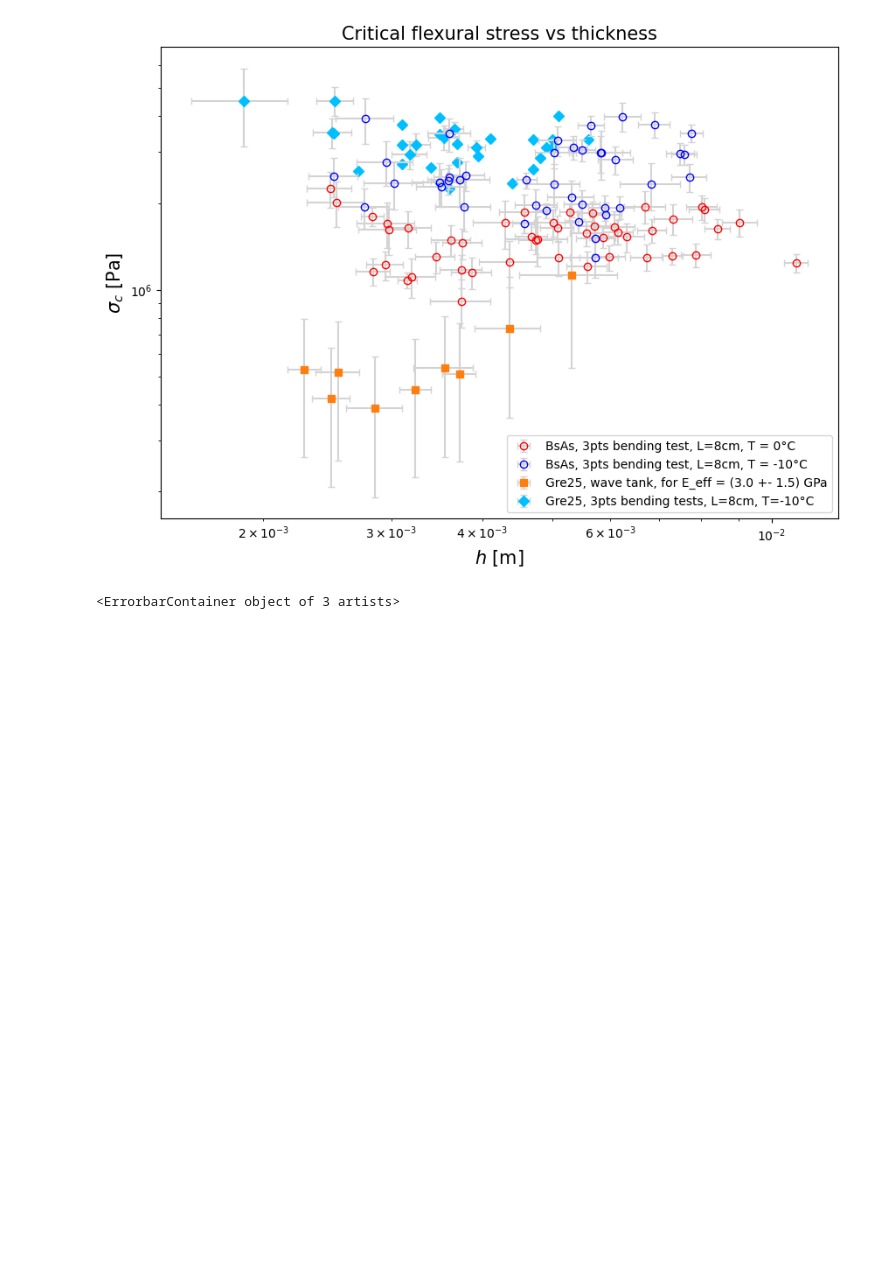
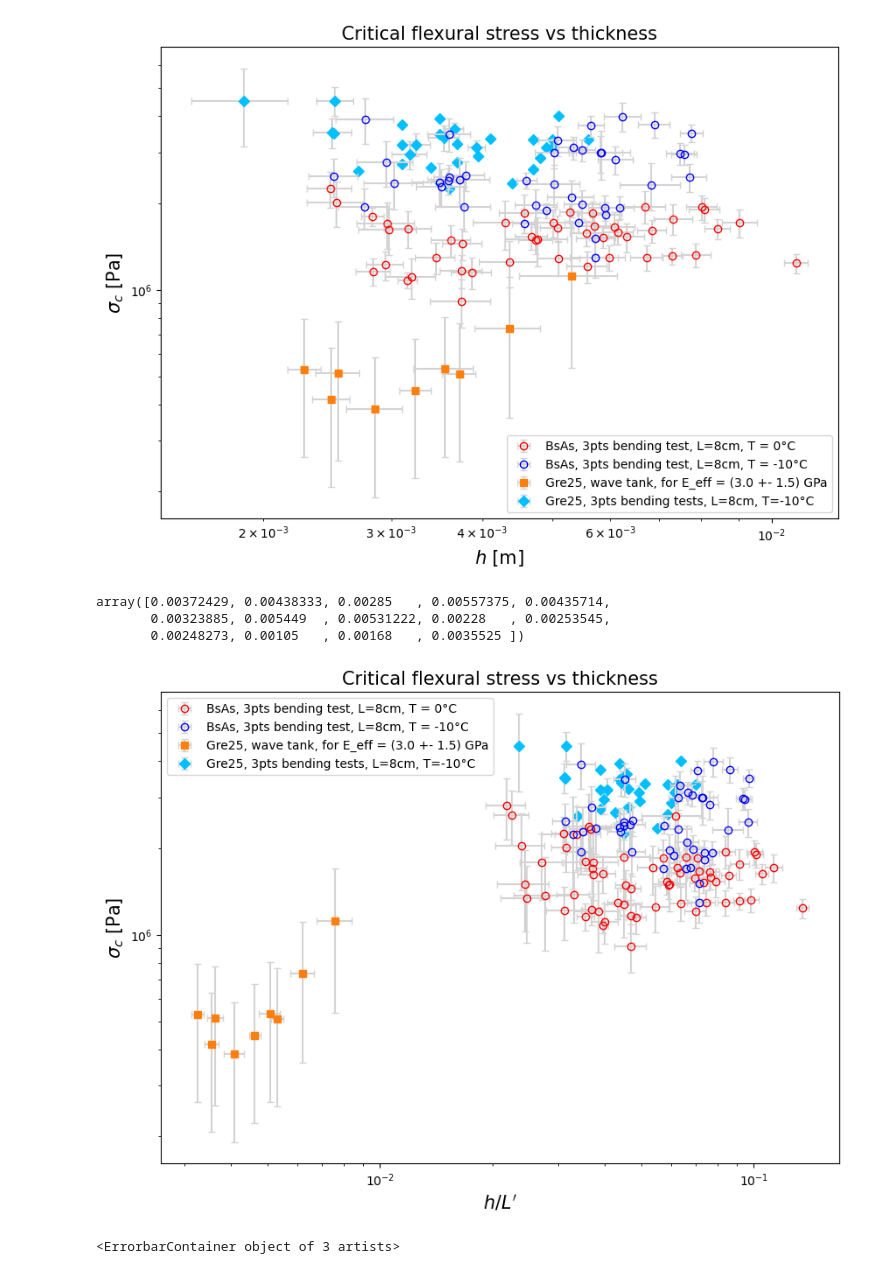
Before and after one commit to Turbotice/icewave, a Jupyter notebook: icewave/vasco/all_frac/compare_different_fracture_exp.ipynb, the cells around one changed output. Cells and saved outputs as stored; diff of their text form; code cells hidden in the pictures; blank space fills up the shorter version.

```diff
--- a/icewave/vasco/all_frac/compare_different_fracture_exp.ipynb
+++ b/icewave/vasco/all_frac/compare_different_fracture_exp.ipynb
@@ -168,6 +170,81 @@ plt.savefig('C:/Users/Vasco Zanchi/Desktop/presentations/interfreeze_2026/sigmac
 plt.show()
 # %% [output]
 [figure]
+# %%
+tab_h_avg
+# %% [output]
+array([0.00372429, 0.00438333, 0.00285   , 0.00557375, 0.00435714,
+       0.00323885, 0.005449  , 0.00531222, 0.00228   , 0.00253545,
+       0.00248273, 0.00105   , 0.00168   , 0.0035525 ])
+# %%
+# plot vs h/L
+# CONDITION PLOT : h/herr<1/4
+
+
+fig,ax = plt.subplots(figsize=(10,7))
+
+
+#####
+# d'abord, données BsAs
+#####
+
+xdata = dict_results_BsAs['thicknesses_avg']*1e-3 /dict_results_BsAs['array_L']
+ydata = dict_results_BsAs['sigmac_array']
+xerrdata = dict_results_BsAs['thicknesses_std'] * 1e-3 /dict_results_BsAs['array_L']
+yerrdata = dict_results_BsAs['sigmac_err_array']
+
+mask = (dict_results_BsAs['array_L']== 0.08) & (dict_results_BsAs['array_temperatures_samples']==0) & (dict_results_BsAs['thicknesses_std']/dict_results_BsAs['thicknesses_avg']<1/4)
+ax.errorbar(xdata[mask],ydata[mask],yerr=yerrdata[mask],xerr=xerrdata[mask],fmt='o',linestyle='',ecolor='lightgray',capsize=3,markerfacecolor='None',markeredgecolor='r', label='BsAs, 3pts bending test, L=8cm, T = 0°C',zorder=4)
+
+mask = (dict_results_BsAs['array_L']== 0.08) & (dict_results_BsAs['array_temperatures_samples'] < 0) & (dict_results_BsAs['thicknesses_std']/dict_results_BsAs['thicknesses_avg']<1/4)# & ((dict_results_BsAs['array_date']!='1009')&(dict_results_BsAs['array_date']!='1007'))
+ax.errorbar(xdata[mask],ydata[mask],yerr=yerrdata[mask],xerr=xerrdata[mask],fmt='o',linestyle='',ecolor='lightgray',capsize=3,markerfacecolor='None',markeredgecolor='b', label='BsAs, 3pts bending test, L=8cm, T = -10°C',zorder=4)
+
+
+##################
+# en dessous : données fracture en cuve
+#############################
+
+Eeff_avg = 3e9
+Eeff_err = 1.5e9
+
+nu_approx = 0.3
+
+xdata = tab_h_avg/(1.4/2)
+ydata = Eeff_avg * np.abs(tab_kappac_avg) * tab_h_avg/2 # c'est la contrainte à la rupture
+xerrdata = tab_h_std
+yerrdata = np.sqrt((Eeff_avg*(1-nu_approx**2)*np.abs(tab_kappac_avg) * tab_h_std/2)**2 + (Eeff_err*np.abs(tab_kappac_avg) * tab_h_avg/2)**2)
+
+mask = (tab_plot) & (tab_h_std/tab_h_avg < 1/5) & (tab_h_avg > 2e-3)
+
+ax.errorbar(xdata[mask],ydata[mask],yerr=yerrdata[mask],xerr=xerrdata[mask],fmt='s',linestyle='',ecolor='lightgray',capsize=3,color='tab:orange',label=f'Gre25, wave tank, for E_eff = ({Eeff_avg/1e9} +- {Eeff_err/1e9}) GPa')
+
+
+
+###################
+# en dessous Gre25 tests 3 points
+
+xdata = dict_3pts_Gre25['Gre25_samples']['Thickness'] * 1e-3 / 0.08
+ydata = dict_3pts_Gre25['Gre25_samples']['Critical_stress_MPa'] * 1e6
+xerrdata = dict_3pts_Gre25['Gre25_samples']['Thickness_err'] * 1e-3
+yerrdata = dict_3pts_Gre25['Gre25_samples']['Critical_stress_MPa'] * 1e6 * (2 * dict_3pts_Gre25['Gre25_samples']['Thickness_err']/dict_3pts_Gre25['Gre25_samples']['Thickness'])
+
+mask = dict_3pts_Gre25['Gre25_samples']['plot']==1
+
+plt.errorbar(xdata[mask],ydata[mask],yerr=yerrdata[mask],xerr=xerrdata[mask],fmt='D',linestyle='',ecolor='lightgray',capsize=3,color='deepskyblue', label=f'Gre25, 3pts bending tests, L=8cm, T=-10°C')
+
+#ax.set_xlim(0,6.5e-3)
+#ax.set_ylim(0,1.8e6)
+ax.set_title('Critical flexural stress vs thickness',fontsize=15)
+ax.set_xlabel('$h/L\'$', fontsize=15)
+ax.set_ylabel('$\sigma_{c}$ [Pa]', fontsize=15)
+plt.loglog()
+plt.legend()
+plt.savefig('C:/Users/Vasco Zanchi/Desktop/presentations/interfreeze_2026/sigmac_vs_hsurL_different_experiments.pdf',dpi=300)
+#hth=np.linspace(1e-3,4e-3)
+#ax.plot(hth,2e-4*(hth/2e-3)**(-1/2))
+plt.show()
+# %% [output]
+[figure, added]
 # %%
 xdata = dict_3pts_Gre25['Gre25_samples']['Thickness'] * 1e-3
 ydata = dict_3pts_Gre25['Gre25_samples']['Critical_stress_MPa'] * 1e6
```
Also changed, not shown: parts of 2 cells of this notebook.
